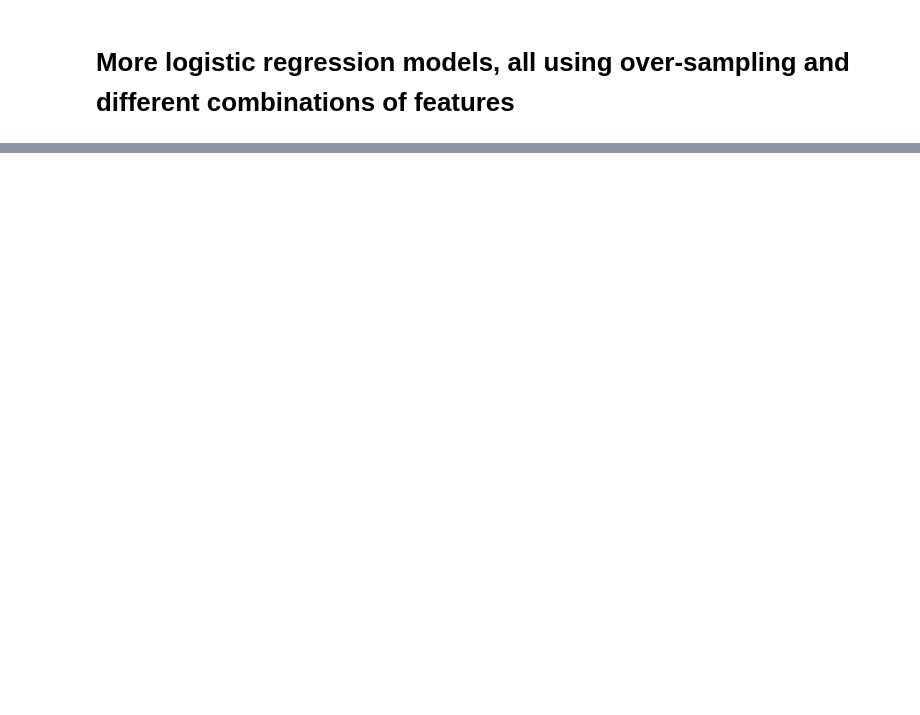
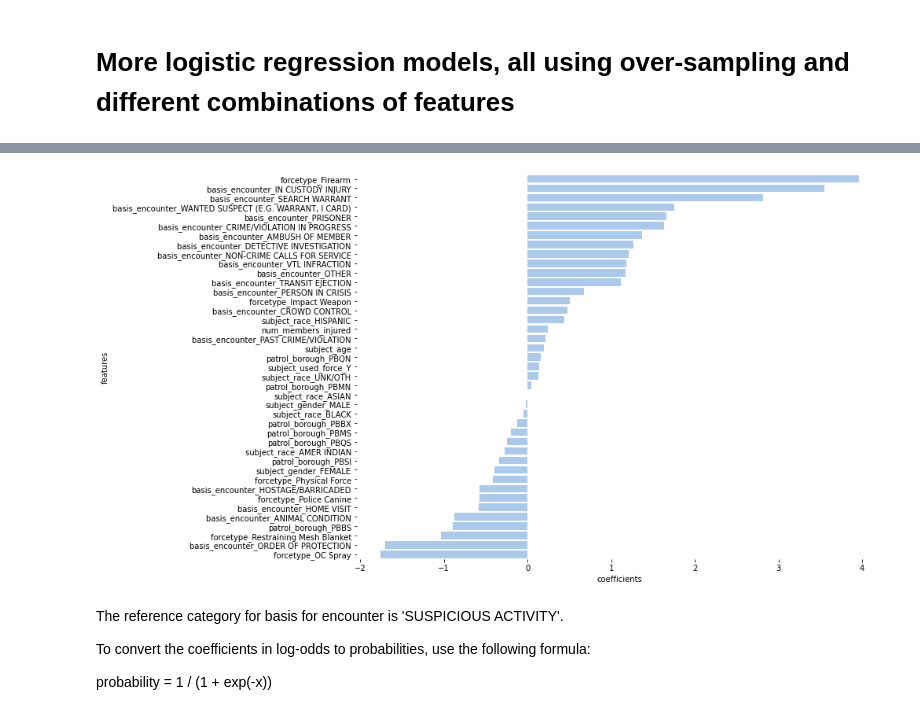
Before and after one commit to chloebs4590/Metis-Classification, a Jupyter notebook: nypd_use_of_force-data_cleaning_eda.ipynb, the cells around one changed output, grey strips where cells are left out. Drawn from its saved outputs; the diff is of its cells as text; code cells hidden in the pictures; blank space fills up the shorter version.

```diff
--- a/nypd_use_of_force-data_cleaning_eda.ipynb
+++ b/nypd_use_of_force-data_cleaning_eda.ipynb
@@ -1337,0 +1424,29 @@ lr_feature_coeffs
+# %%
+# get coefficients
+coeffs = lr_2.coef_[0]
+
+# create df of features and their importance levels
+lr_feature_coeffs = pd.DataFrame({'features': X_tr_rs[['num_members_injured','subject_age',
+                                 'forcetype_Firearm',
+                                 'forcetype_Impact Weapon','forcetype_OC Spray',
+                                 'forcetype_Physical Force','forcetype_Police Canine',
+                                 'forcetype_Restraining Mesh Blanket','subject_used_force_Y',
+                                 'subject_gender_FEMALE', 'subject_gender_MALE',
+                                'patrol_borough_PBBS', 'patrol_borough_PBBX','patrol_borough_PBMN',
+                                 'patrol_borough_PBMS', 'patrol_borough_PBQN','patrol_borough_PBQS',
+                                 'patrol_borough_PBSI',
+                                 'basis_encounter_AMBUSH OF MEMBER', 'basis_encounter_ANIMAL CONDITION',
+                                 'basis_encounter_CRIME/VIOLATION IN PROGRESS','basis_encounter_CROWD CONTROL',
+                                 'basis_encounter_DETECTIVE INVESTIGATION', 'basis_encounter_HOME VISIT',
+                                 'basis_encounter_HOSTAGE/BARRICADED','basis_encounter_IN CUSTODY INJURY',
+                                 'basis_encounter_NON-CRIME CALLS FOR SERVICE','basis_encounter_ORDER OF PROTECTION',
+                                 'basis_encounter_PAST CRIME/VIOLATION','basis_encounter_PERSON IN CRISIS',
+                                 'basis_encounter_PRISONER','basis_encounter_SEARCH WARRANT',
+                                 'basis_encounter_OTHER','basis_encounter_TRANSIT EJECTION',
+                                 'basis_encounter_VTL INFRACTION',
+                                 'basis_encounter_WANTED SUSPECT (E.G. WARRANT, I CARD)','subject_race_AMER INDIAN',
+                                 'subject_race_ASIAN', 'subject_race_BLACK',
+                                 'subject_race_HISPANIC', 'subject_race_UNK/OTH']].columns,'coefficients': coeffs}).\
+sort_values('coefficients', ascending = False)
+
+lr_feature_coeffs
@@ -1337,0 +1471,16 @@ lr_feature_coeffs
+# %%
+# plot the features and their importance levels
+f, ax = plt.subplots(figsize=(12, 9))
+sns.set_color_codes("pastel")
+sns.barplot(x="coefficients", y="features", data=lr_feature_coeffs,
+            label="Feature Coefficients", color="b")
+sns.despine(left=True, bottom=True)
+#plt.savefig('mvp.png',bbox_inches='tight')
+# %% [output]
+[figure, added]
+# %% [markdown]
+The reference category for basis for encounter is 'SUSPICIOUS ACTIVITY'.
+
+To convert the coefficients in log-odds to probabilities, use the following formula:
+
+probability = 1 / (1 + exp(-x))
```
Also changed, not shown: parts of 67 cells of this notebook.
